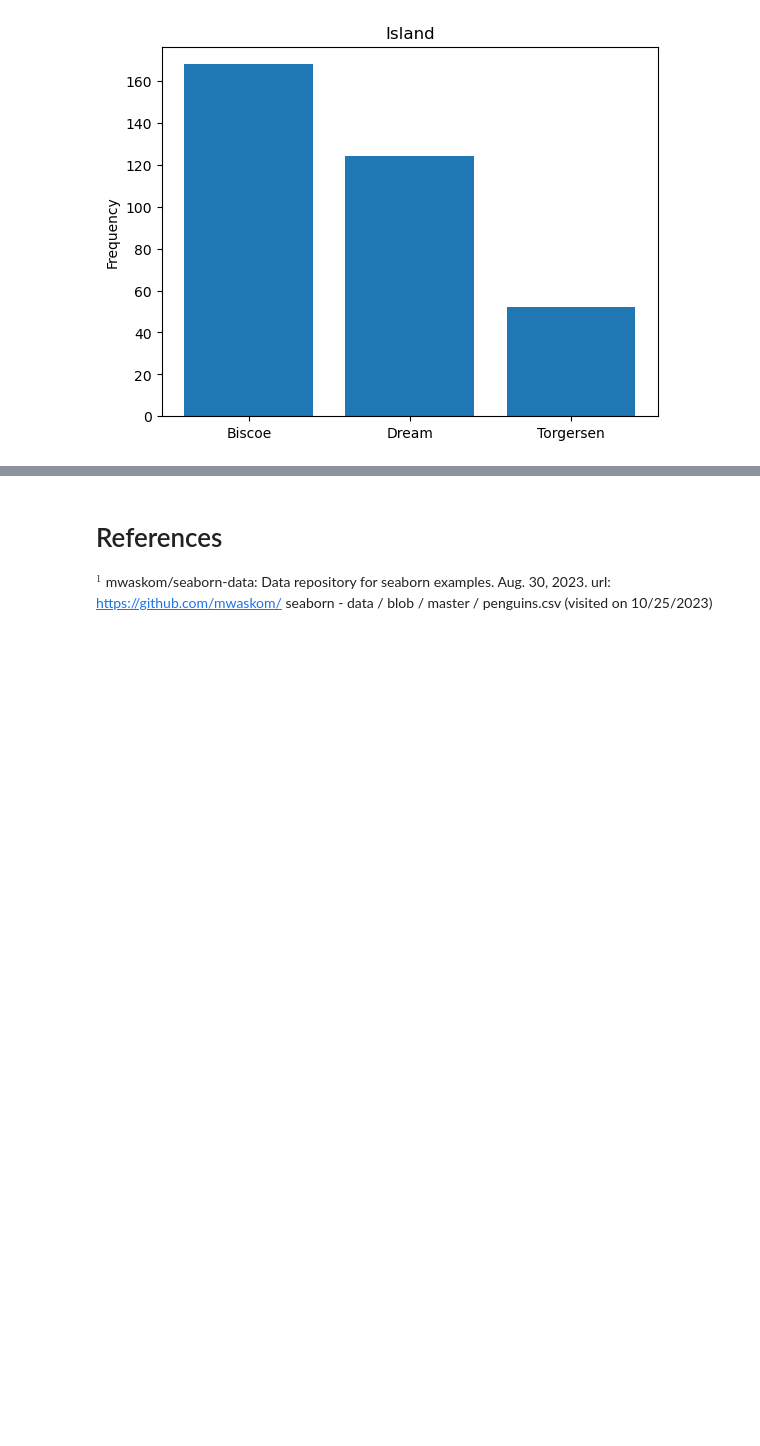
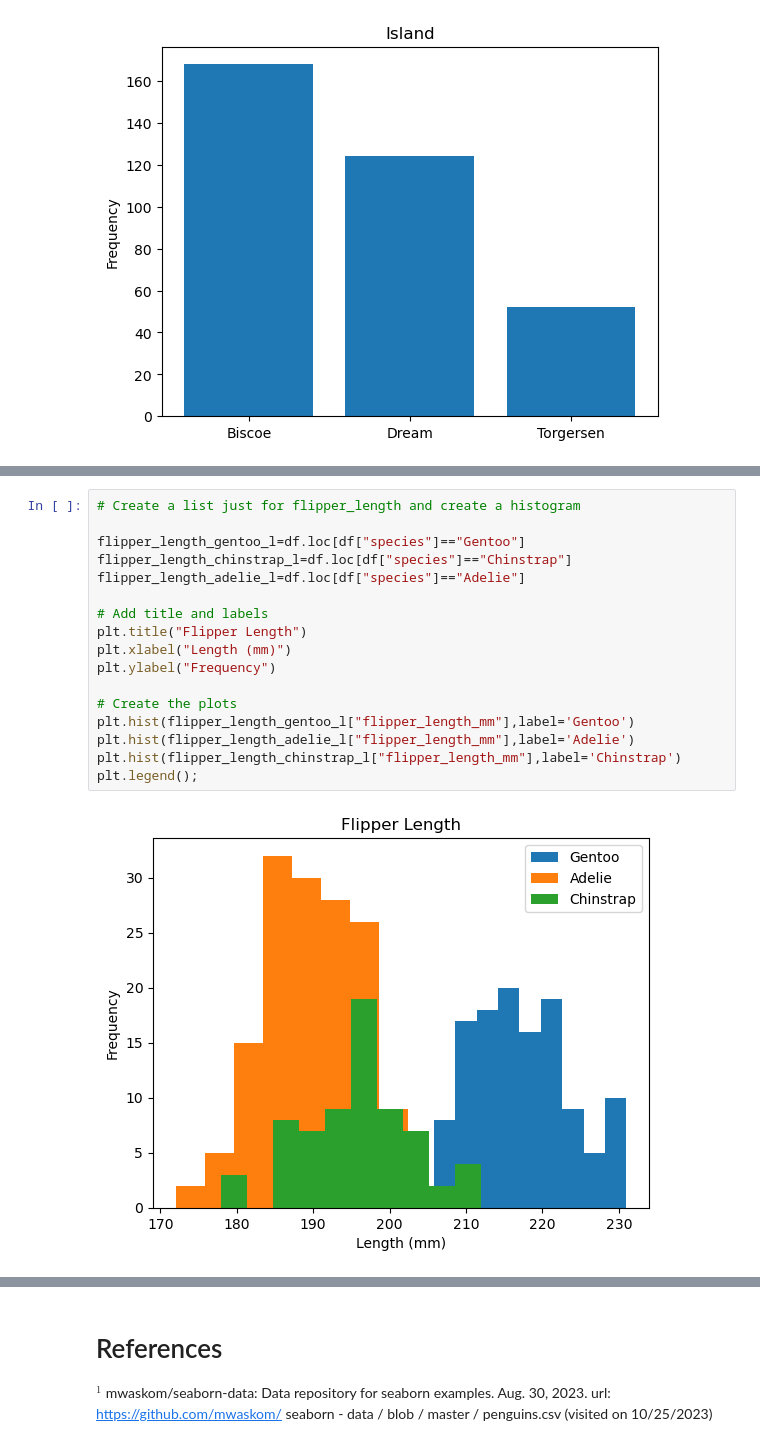
Before and after one commit to PeeBs68/fund_da, a Jupyter notebook: tasks.ipynb, the cells around one changed output, grey strips where cells are left out. Drawn from its saved outputs; the diff is of its cells as text; blank space fills up the shorter version.

```diff
--- a/tasks.ipynb
+++ b/tasks.ipynb
@@ -672,0 +679,19 @@ plt.show;
+# %%
+# Create a list just for flipper_length and create a histogram
+
+flipper_length_gentoo_l=df.loc[df["species"]=="Gentoo"]
+flipper_length_chinstrap_l=df.loc[df["species"]=="Chinstrap"]
+flipper_length_adelie_l=df.loc[df["species"]=="Adelie"]
+
+# Add title and labels
+plt.title("Flipper Length")
+plt.xlabel("Length (mm)")
+plt.ylabel("Frequency")
+
+# Create the plots
+plt.hist(flipper_length_gentoo_l["flipper_length_mm"],label='Gentoo')
+plt.hist(flipper_length_adelie_l["flipper_length_mm"],label='Adelie')
+plt.hist(flipper_length_chinstrap_l["flipper_length_mm"],label='Chinstrap')
+plt.legend();
+# %% [output]
+[figure, added]
```
Also changed, not shown: parts of 19 cells of this notebook.
